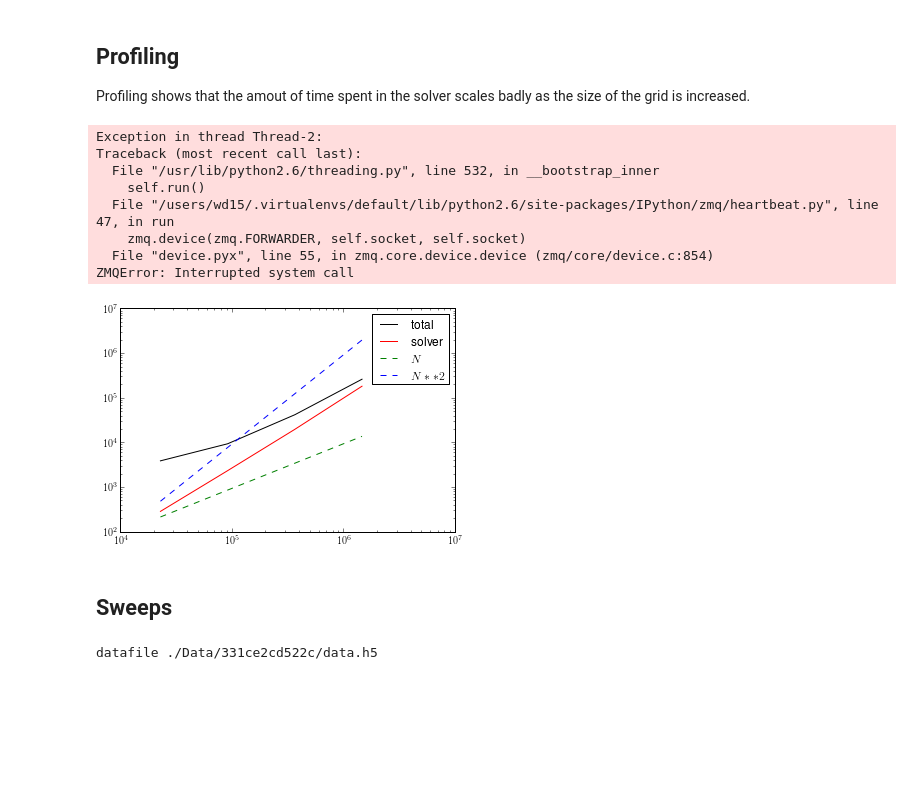
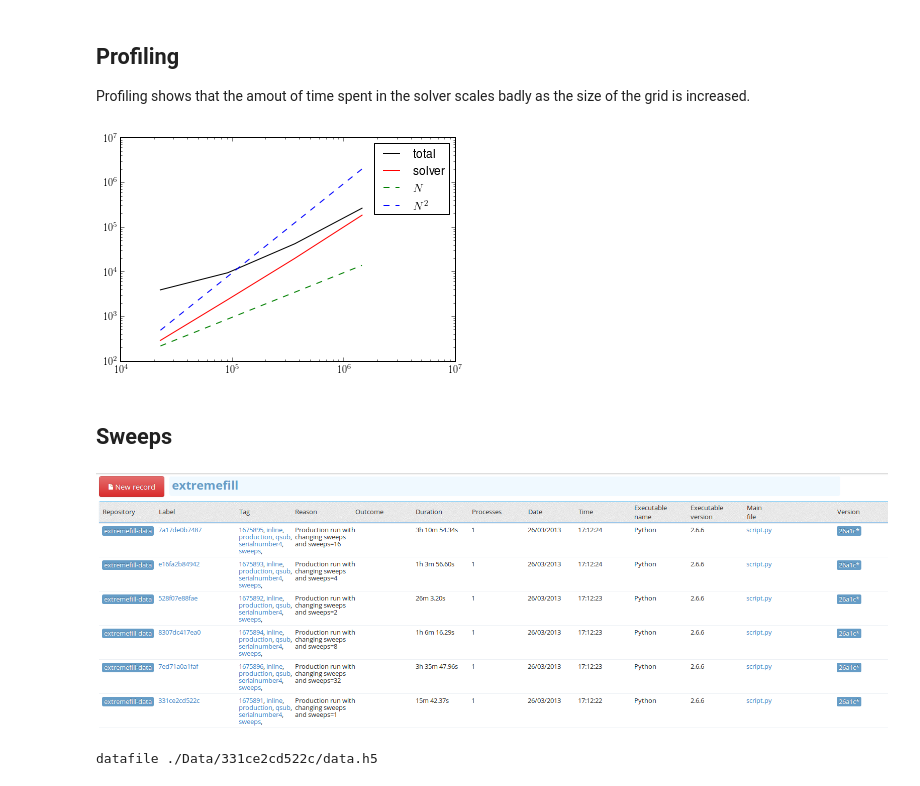
Before and after one commit to wd15/extremefill2D, a Jupyter notebook: convergence.ipynb, the cells around one changed output. Saved outputs shown, nothing was run; the diff lists cells and outputs as text; code cells hidden in the pictures; blank space fills up the shorter version.

```diff
--- a/convergence.ipynb
+++ b/convergence.ipynb
@@ -87,27 +87,25 @@ Profiling shows that the amout of time spent in the solver scales badly as the s
 # %%
 
 ## [Nx, total_time, time_in_solver, number_of_solvers]
 prof_results = np.array([[150, 4068., 300., 44], [300, 9812., 2453., 44], [600, 43866, 20662, 44], [1200, 274268, 191214, 44]])
 
 N = prof_results[:,0]**2
 pl.loglog(N, prof_results[:,1], 'k', label=r"total")
 pl.loglog(N, prof_results[:,2], 'r', label=r"solver")
 pl.loglog(N, 1e-2 * N, 'g--', label=r"$N$")
-pl.loglog(N, 1e-6 * N**2, 'b--', label=r"$N**2$")
+pl.loglog(N, 1e-6 * N**2, 'b--', label=r"$N^2$")
 pl.legend()
 pl.show()
 # %% [output]
-Exception in thread Thread-2:
-Traceback (most recent call last):
-  File "/usr/lib/python2.6/threading.py", line 532, in __bootstrap_inner
-    self.run()
-  File "/users/wd15/.virtualenvs/default/lib/python2.6/site-packages/IPython/zmq/heartbeat.py", line 47, in run
-    zmq.device(zmq.FORWARDER, self.socket, self.socket)
-  File "device.pyx", line 55, in zmq.core.device.device (zmq/core/device.c:854)
-ZMQError: Interrupted system call
-[figure, old version]
+[figure, new version]
 # %% [markdown]
 ## Sweeps
+# %%
+from IPython.core.display import Image
+
+Image(filename='sweep_records.png', embed=True)
+# %% [output]
+[figure, added]
 # %%
 from viewer import Records
 from viewer import ContourViewer
```
Also changed, not shown: parts of 8 cells of this notebook, 2 other files.
